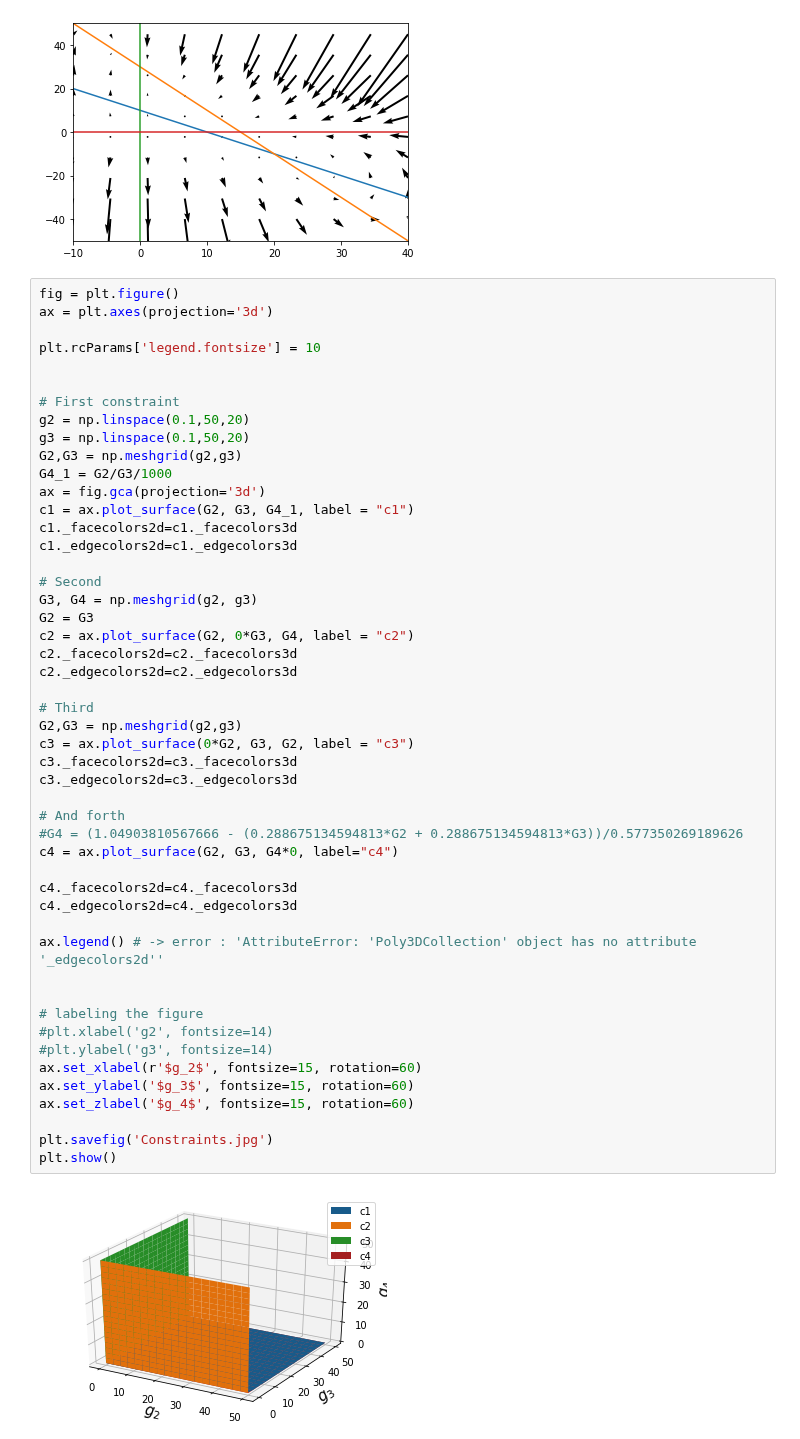
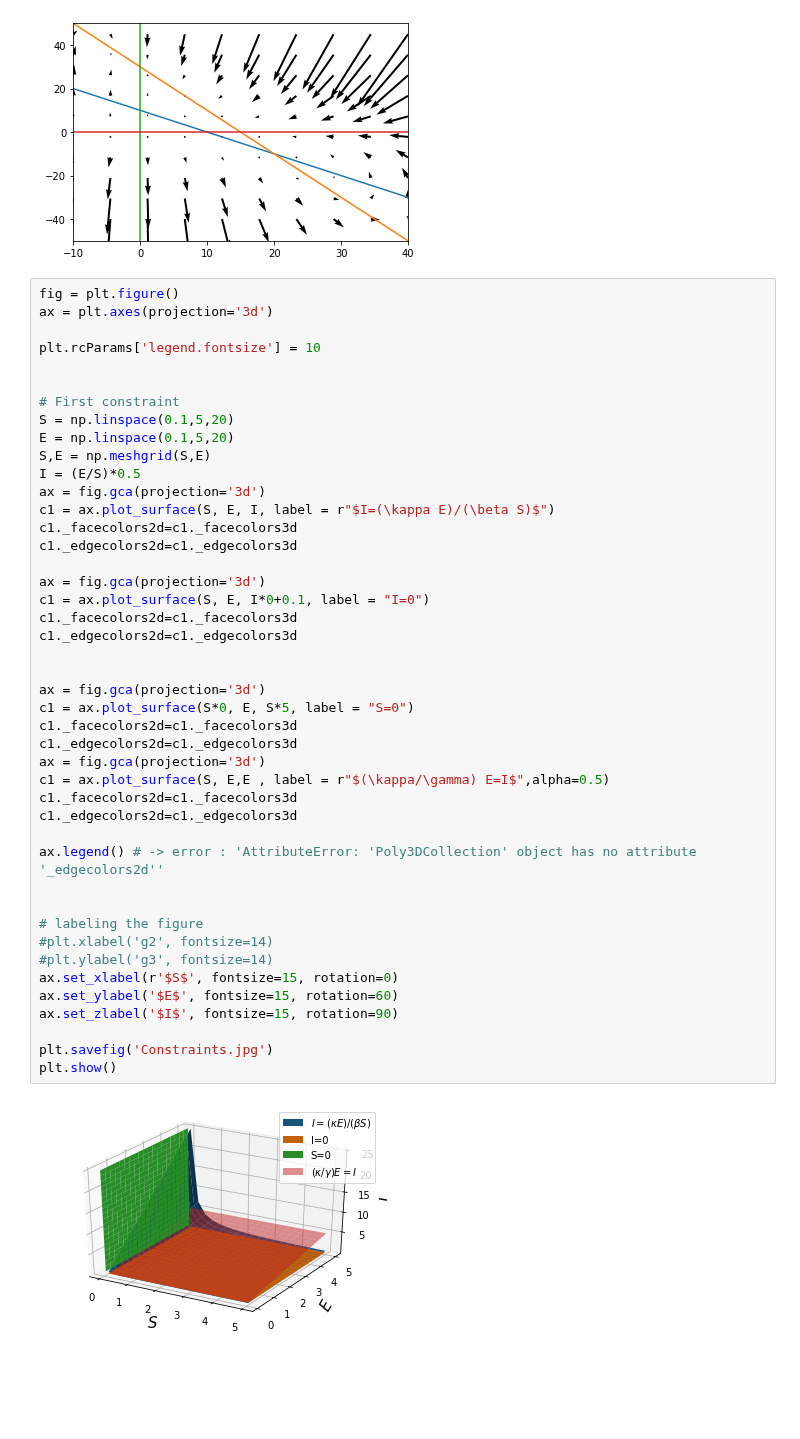
Before and after one commit to JairEsc/Mat_Apl_2, a Jupyter notebook: Epi_T2.ipynb, the cells around one changed output. Drawn from its saved outputs; the diff is of its cells as text; blank space fills up the shorter version.

```diff
--- a/Epi_T2.ipynb
+++ b/Epi_T2.ipynb
@@ -85,51 +85,46 @@ plt.axis(xmin=-10,xmax=40,ymin=-50,ymax=50)
 # %%
 fig = plt.figure()
 ax = plt.axes(projection='3d')
 
 plt.rcParams['legend.fontsize'] = 10
 
 
 # First constraint
-g2 = np.linspace(0.1,50,20)
-g3 = np.linspace(0.1,50,20)
-G2,G3 = np.meshgrid(g2,g3)
-G4_1 = G2/G3/1000
+S = np.linspace(0.1,5,20)
+E = np.linspace(0.1,5,20)
+S,E = np.meshgrid(S,E)
+I = (E/S)*0.5
 ax = fig.gca(projection='3d')
-c1 = ax.plot_surface(G2, G3, G4_1, label = "c1")
+c1 = ax.plot_surface(S, E, I, label = r"$I=(\kappa E)/(\beta S)$")
 c1._facecolors2d=c1._facecolors3d
 c1._edgecolors2d=c1._edgecolors3d
 
-# Second
-G3, G4 = np.meshgrid(g2, g3)
-G2 = G3
-c2 = ax.plot_surface(G2, 0*G3, G4, label = "c2")
-c2._facecolors2d=c2._facecolors3d
-c2._edgecolors2d=c2._edgecolors3d
+ax = fig.gca(projection='3d')
+c1 = ax.plot_surface(S, E, I*0+0.1, label = "I=0")
+c1._facecolors2d=c1._facecolors3d
+c1._edgecolors2d=c1._edgecolors3d
 
-# Third
-G2,G3 = np.meshgrid(g2,g3)
-c3 = ax.plot_surface(0*G2, G3, G2, label = "c3")
-c3._facecolors2d=c3._facecolors3d
-c3._edgecolors2d=c3._edgecolors3d
 
-# And forth
-#G4 = (1.04903810567666 - (0.288675134594813*G2 + 0.288675134594813*G3))/0.577350269189626
-c4 = ax.plot_surface(G2, G3, G4*0, label="c4")
-
-c4._facecolors2d=c4._facecolors3d
-c4._edgecolors2d=c4._edgecolors3d
+ax = fig.gca(projection='3d')
+c1 = ax.plot_surface(S*0, E, S*5, label = "S=0")
+c1._facecolors2d=c1._facecolors3d
+c1._edgecolors2d=c1._edgecolors3d
+ax = fig.gca(projection='3d')
+c1 = ax.plot_surface(S, E,E , label = r"$(\kappa/\gamma) E=I$",alpha=0.5)
+c1._facecolors2d=c1._facecolors3d
+c1._edgecolors2d=c1._edgecolors3d
 
 ax.legend() # -> error : 'AttributeError: 'Poly3DCollection' object has no attribute '_edgecolors2d''
 
 
 # labeling the figure
 #plt.xlabel('g2', fontsize=14)
 #plt.ylabel('g3', fontsize=14)
-ax.set_xlabel(r'$g_2$', fontsize=15, rotation=60)
-ax.set_ylabel('$g_3$', fontsize=15, rotation=60)
-ax.set_zlabel('$g_4$', fontsize=15, rotation=60)
+ax.set_xlabel(r'$S$', fontsize=15, rotation=0)
+ax.set_ylabel('$E$', fontsize=15, rotation=60)
+ax.set_zlabel('$I$', fontsize=15, rotation=90)
 
 plt.savefig('Constraints.jpg')
 plt.show()
 # %% [output]
-[figure, old version]
+[figure, new version]
```
